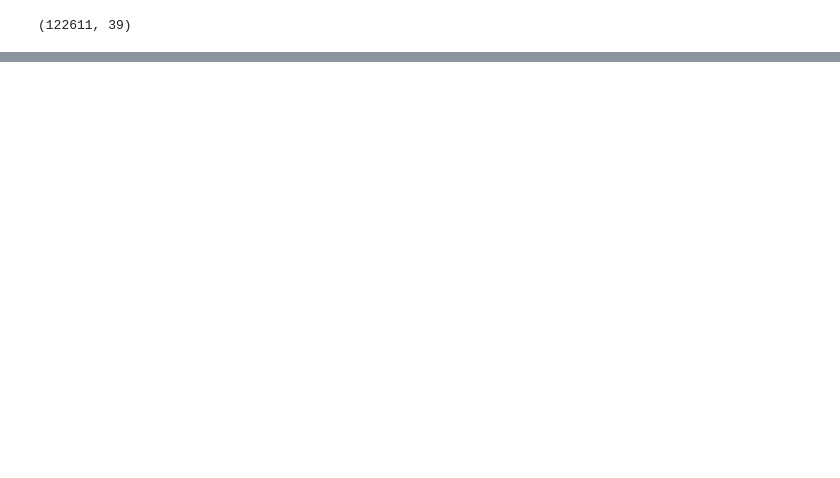
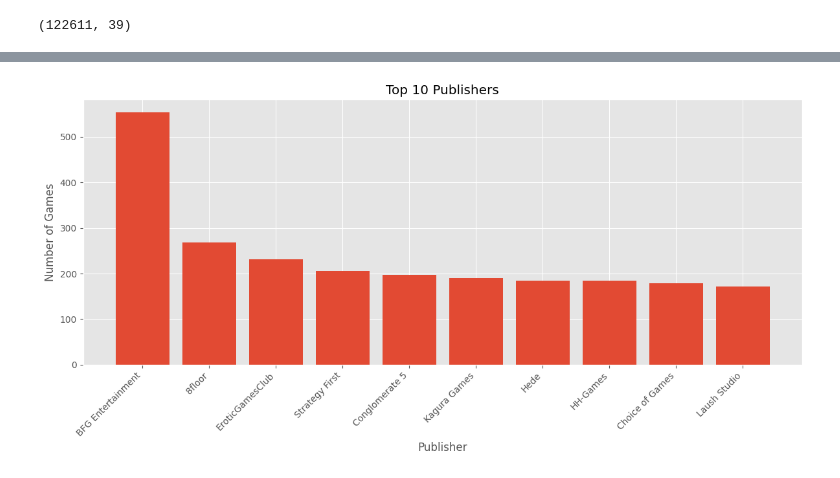
Before and after one commit to Itzelvillg/steam_DA, a Jupyter notebook: games_mc_codedex.ipynb, the cells around one changed output, grey strips where cells are left out. Cells and saved outputs as stored; diff of their text form; code cells hidden in the pictures; blank space fills up the shorter version.

```diff
--- a/games_mc_codedex.ipynb
+++ b/games_mc_codedex.ipynb
@@ -72,0 +134,14 @@ steam_df.
+# %%
+top_publishers = steam_df.groupby("Publishers")["Name"].count().sort_values(ascending=False)
+filtered_publishers = top_publishers[top_publishers.index != "Unknown"].head(10)
+
+plt.figure(figsize=(12, 6))
+plt.bar(filtered_publishers.index, filtered_publishers.values)
+plt.title("Top 10 Publishers")
+plt.xlabel("Publisher")
+plt.ylabel("Number of Games")
+plt.xticks(rotation=45, ha="right")
+plt.tight_layout()
+plt.show()
+# %% [output]
+[figure, added]
```
Also changed, not shown: parts of 25 cells of this notebook.
